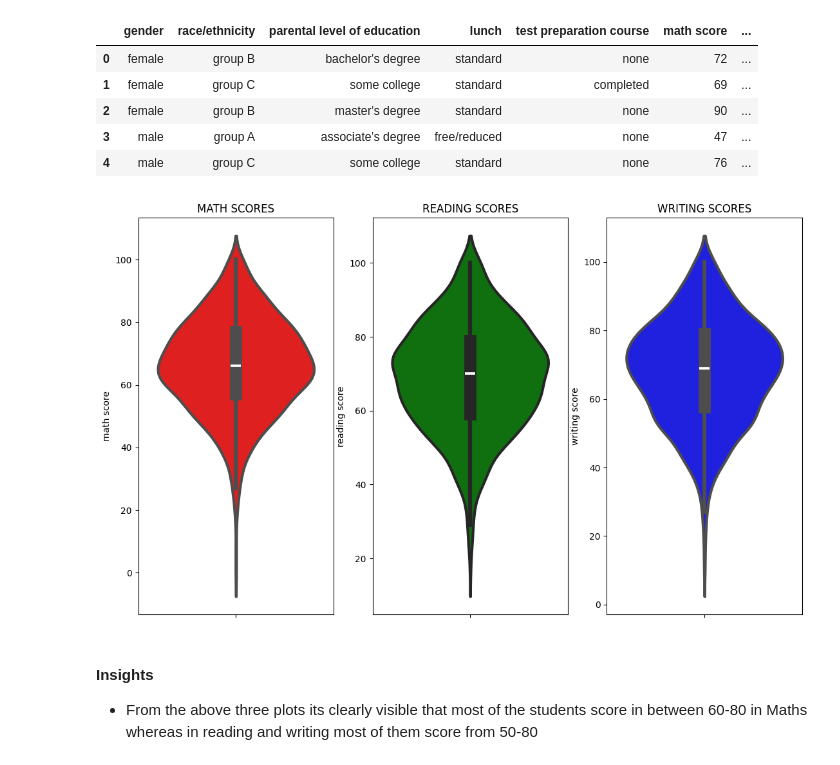
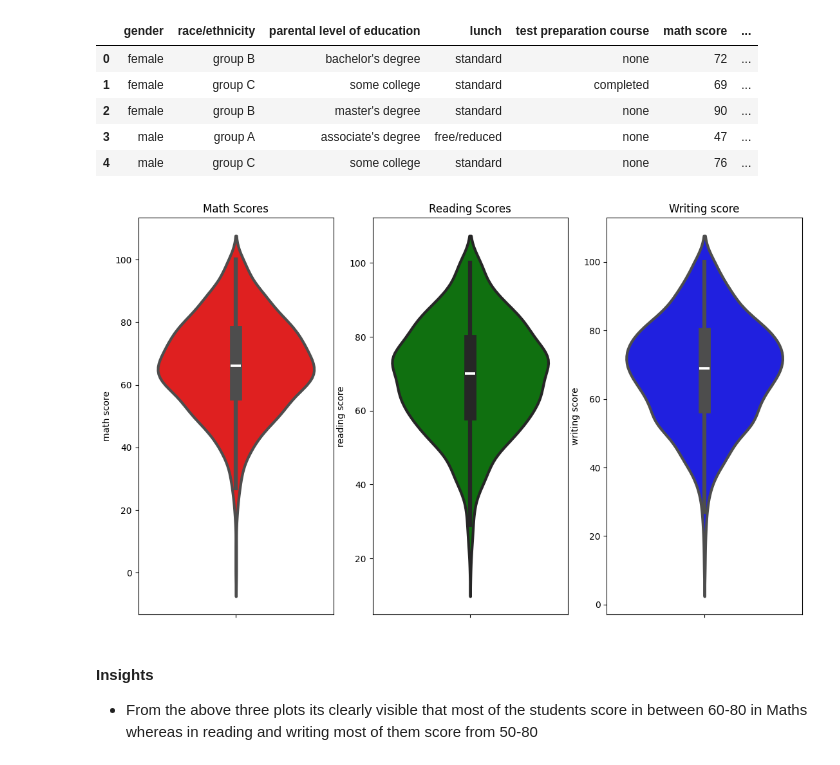
Before and after one commit to ashlanserrao/ml-project, a Jupyter notebook: notebook/1 . EDA STUDENT PERFORMANCE .ipynb, the cells around one changed output. Drawn from its saved outputs; the diff is of its cells as text; code cells hidden in the pictures.

Commit message:
Updated violinplot

```diff
--- a/notebook/1 . EDA STUDENT PERFORMANCE .ipynb
+++ b/notebook/1 . EDA STUDENT PERFORMANCE .ipynb
@@ -325,20 +325,19 @@ df.head()
 | 3 | male | group A | associate's degree | free/reduced | none | 47 | ... |
 | 4 | male | group C | some college | standard | none | 76 | ... |
 # %%
-
-plt.figure(figsize=(18,8))
-plt.subplot(1, 4, 1)
-plt.title('MATH SCORES')
-sns.violinplot(y='math score',data=df,color='red',linewidth=3)
-plt.subplot(1, 4, 2)
-plt.title('READING SCORES')
-sns.violinplot(y='reading score',data=df,color='green',linewidth=3)
+plt.figure(figsize = (18,8))
+plt.subplot(1,4,1)
+plt.title("Math Scores")
+sns.violinplot(y = "math score", data = df, color = 'red', linewidth = 3)
+plt.subplot(1,4,2)
+plt.title("Reading Scores")
+sns.violinplot(y = "reading score", data = df, color = 'green',linewidth = 3)
 plt.subplot(1, 4, 3)
-plt.title('WRITING SCORES')
-sns.violinplot(y='writing score',data=df,color='blue',linewidth=3)
+plt.title("Writing score")
+sns.violinplot(y = "writing score", data = df, color = 'blue', linewidth = 3)
 plt.show()
 # %% [output]
-[figure, old version]
+[figure, new version]
 # %% [markdown]
 #### Insights
 - From the above three plots its clearly visible that most of the students score in between 60-80 in Maths whereas in reading and writing most of them score from 50-80
```
Also changed, not shown: parts of 1 cell of this notebook.
